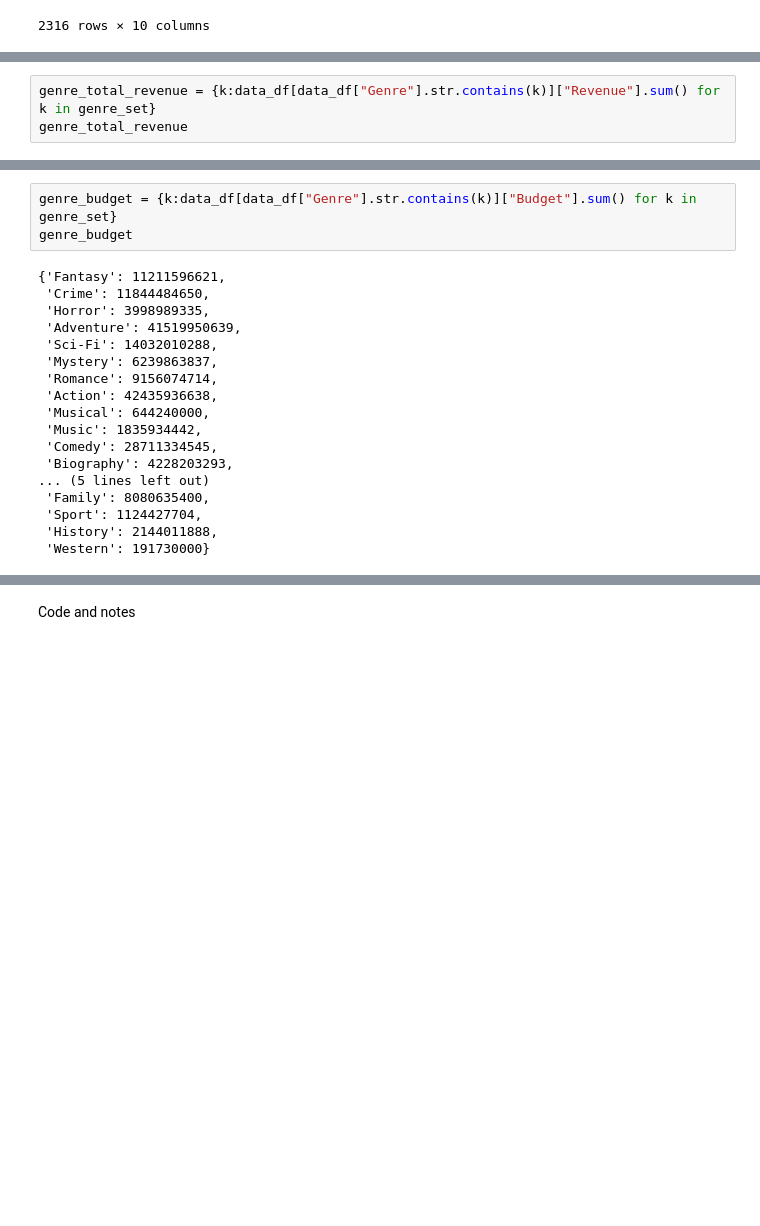
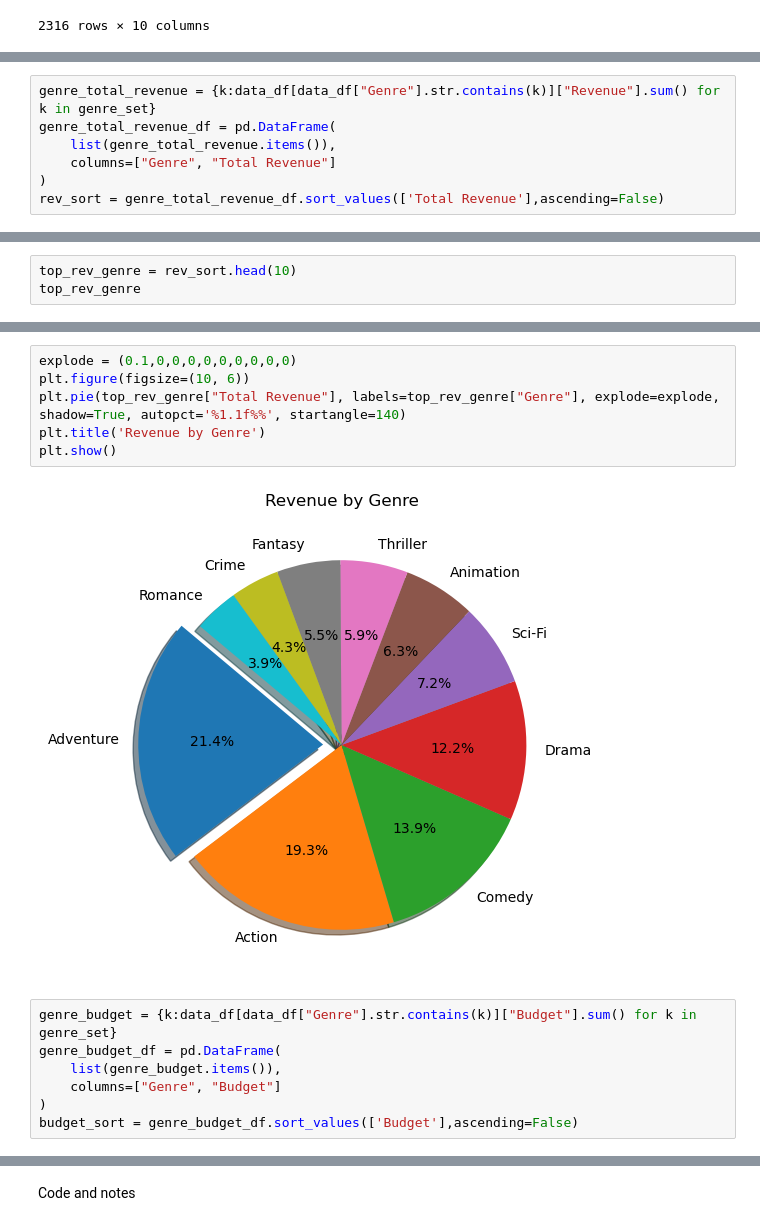
Before and after one commit to Robotrousers/Group1Proj1, a Jupyter notebook: mo_genres.ipynb, the cells around one changed output, grey strips where cells are left out. Cells and saved outputs as stored; diff of their text form; blank space fills up the shorter version.

```diff
--- a/mo_genres.ipynb
+++ b/mo_genres.ipynb
@@ -86,3 +118,7 @@ genre_count_df
 # %%
 genre_total_revenue = {k:data_df[data_df["Genre"].str.contains(k)]["Revenue"].sum() for k in genre_set}
-genre_total_revenue
+genre_total_revenue_df = pd.DataFrame(
+    list(genre_total_revenue.items()),
+    columns=["Genre", "Total Revenue"]
+)
+rev_sort = genre_total_revenue_df.sort_values(['Total Revenue'],ascending=False)
@@ -106,0 +125,3 @@ genre_total_revenue
+# %%
+top_rev_genre = rev_sort.head(10)
+top_rev_genre
@@ -107,21 +140,15 @@ genre_total_revenue
+# %%
+explode = (0.1,0,0,0,0,0,0,0,0,0)
+plt.figure(figsize=(10, 6))
+plt.pie(top_rev_genre["Total Revenue"], labels=top_rev_genre["Genre"], explode=explode, shadow=True, autopct='%1.1f%%', startangle=140)
+plt.title('Revenue by Genre')
+plt.show()
+# %% [output]
+[figure, added]
 # %%
 genre_budget = {k:data_df[data_df["Genre"].str.contains(k)]["Budget"].sum() for k in genre_set}
-genre_budget
+genre_budget_df = pd.DataFrame(
+    list(genre_budget.items()),
+    columns=["Genre", "Budget"]
+)
+budget_sort = genre_budget_df.sort_values(['Budget'],ascending=False)
-# %% [output]
-{'Fantasy': 11211596621,
- 'Crime': 11844484650,
- 'Horror': 3998989335,
- 'Adventure': 41519950639,
- 'Sci-Fi': 14032010288,
- 'Mystery': 6239863837,
- 'Romance': 9156074714,
- 'Action': 42435936638,
- 'Musical': 644240000,
- 'Music': 1835934442,
- 'Comedy': 28711334545,
- 'Biography': 4228203293,
-... (5 lines left out)
- 'Family': 8080635400,
- 'Sport': 1124427704,
- 'History': 2144011888,
- 'Western': 191730000}
```
Also changed, not shown: parts of 25 cells of this notebook.
